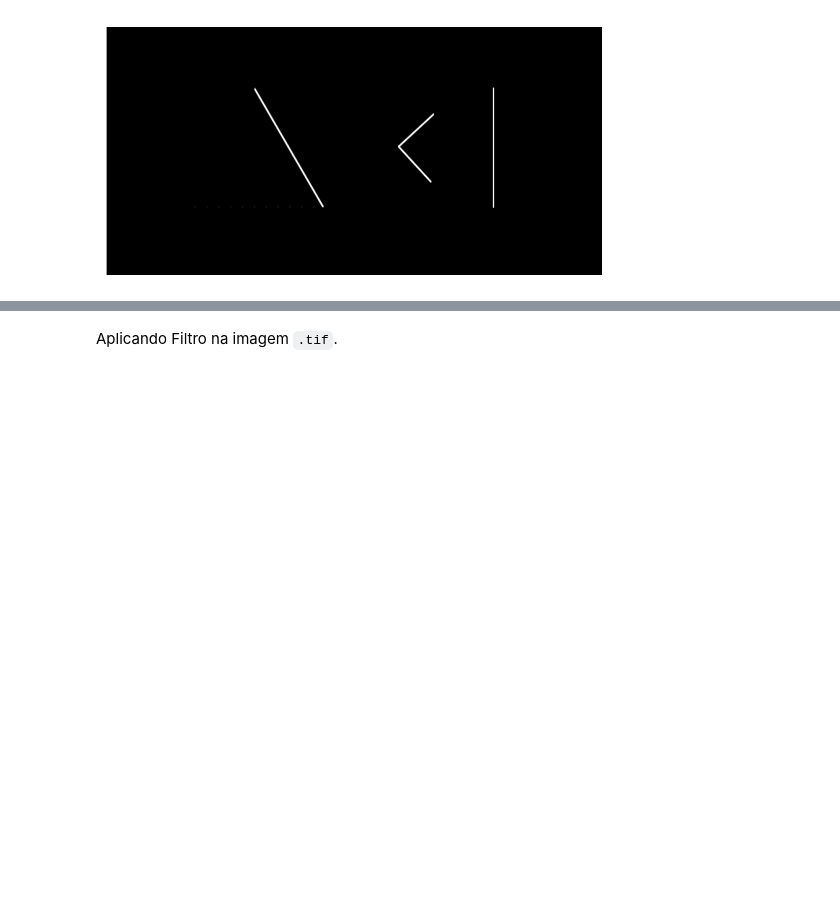
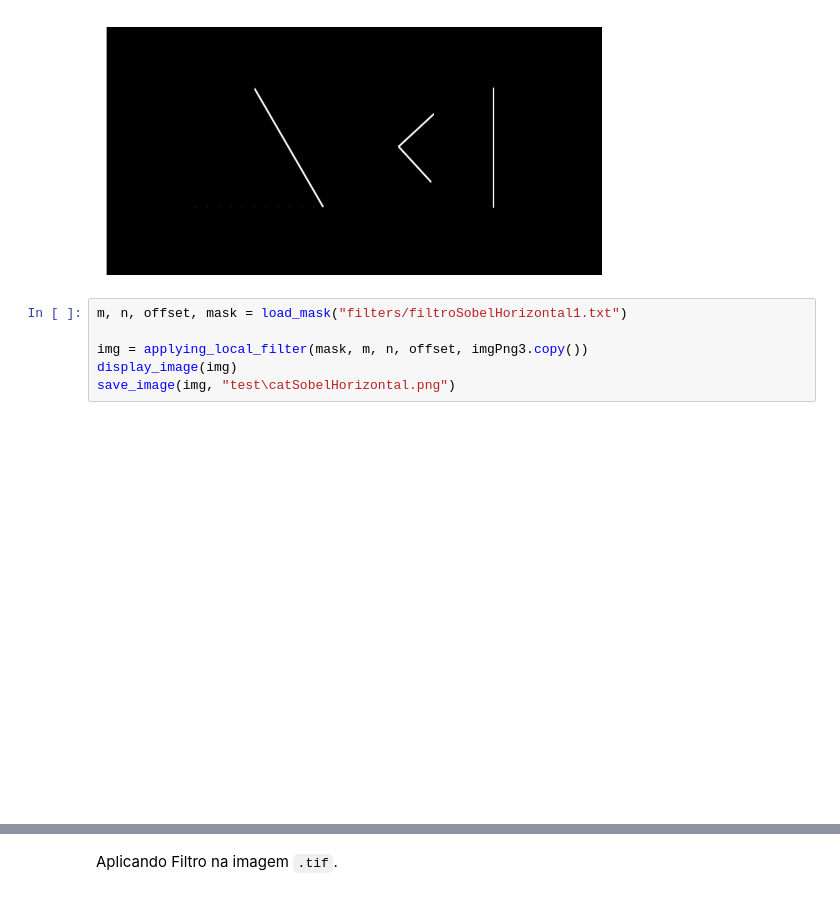
Before and after one commit to BarrosLucas/PracticeHomework, a Jupyter notebook: pdi.ipynb, the cells around one changed output, grey strips where cells are left out. Saved outputs shown, nothing was run; the diff lists cells and outputs as text; blank space fills up the shorter version.

Commit message:
tests - testes unitarios

```diff
--- a/pdi.ipynb
+++ b/pdi.ipynb
@@ -360,3 +365,11 @@ display_image(img)
 save_image(img, "results\qt1\imgpng.png")
 # %% [output]
 [figure]
+# %%
+m, n, offset, mask = load_mask("filters/filtroSobelHorizontal1.txt")
+
+img = applying_local_filter(mask, m, n, offset, imgPng3.copy())
+display_image(img)
+save_image(img, "test\catSobelHorizontal.png")
+# %% [output]
+[figure, added]
```
Also changed, not shown: parts of 11 cells of this notebook, 10 other files.
